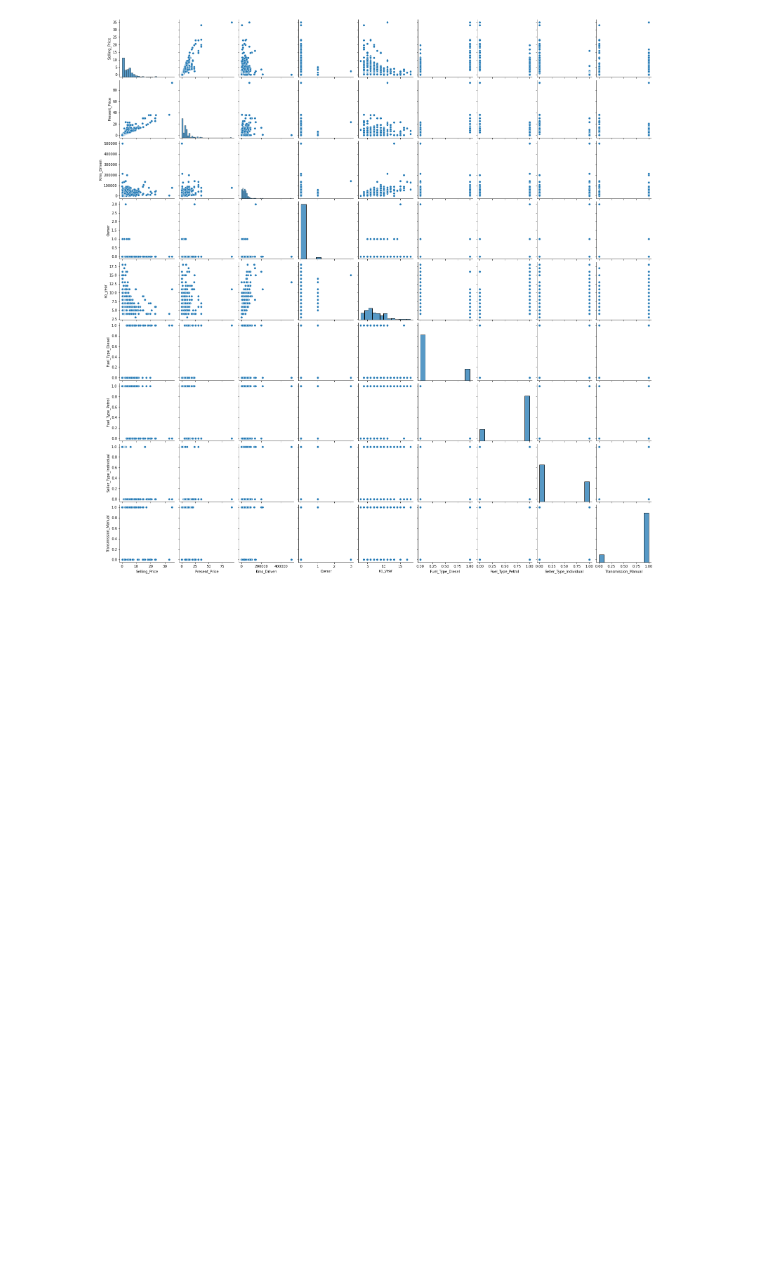
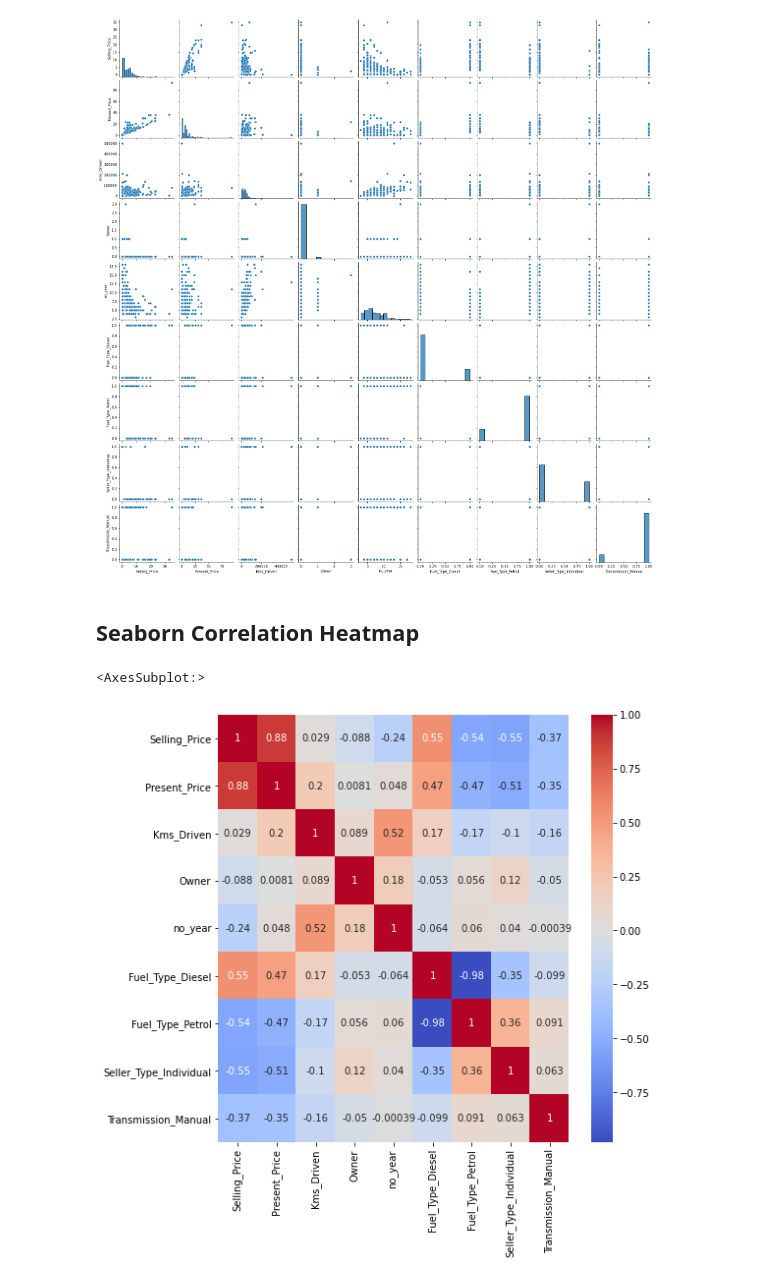
Before and after one commit to abanalii/Car-price-prediction, a Jupyter notebook: Car_Price_Prediction.ipynb, the cells around one changed output. Drawn from its saved outputs; the diff is of its cells as text; code cells hidden in the pictures; blank space fills up the shorter version.

```diff
--- a/Car_Price_Prediction.ipynb
+++ b/Car_Price_Prediction.ipynb
@@ -148,3 +148,11 @@ sns.pairplot(final_dataset)
 # %% [output]
 <seaborn.axisgrid.PairGrid at 0x...>
 [figure]
+# %% [markdown]
+## Seaborn Correlation Heatmap
+# %%
+plt.figure(figsize=(8,8))
+sns.heatmap(final_dataset.corr(),annot=True, cmap="coolwarm")
+# %% [output]
+<AxesSubplot:>
+[figure, added]
```
Also changed, not shown: parts of 2 cells of this notebook.
